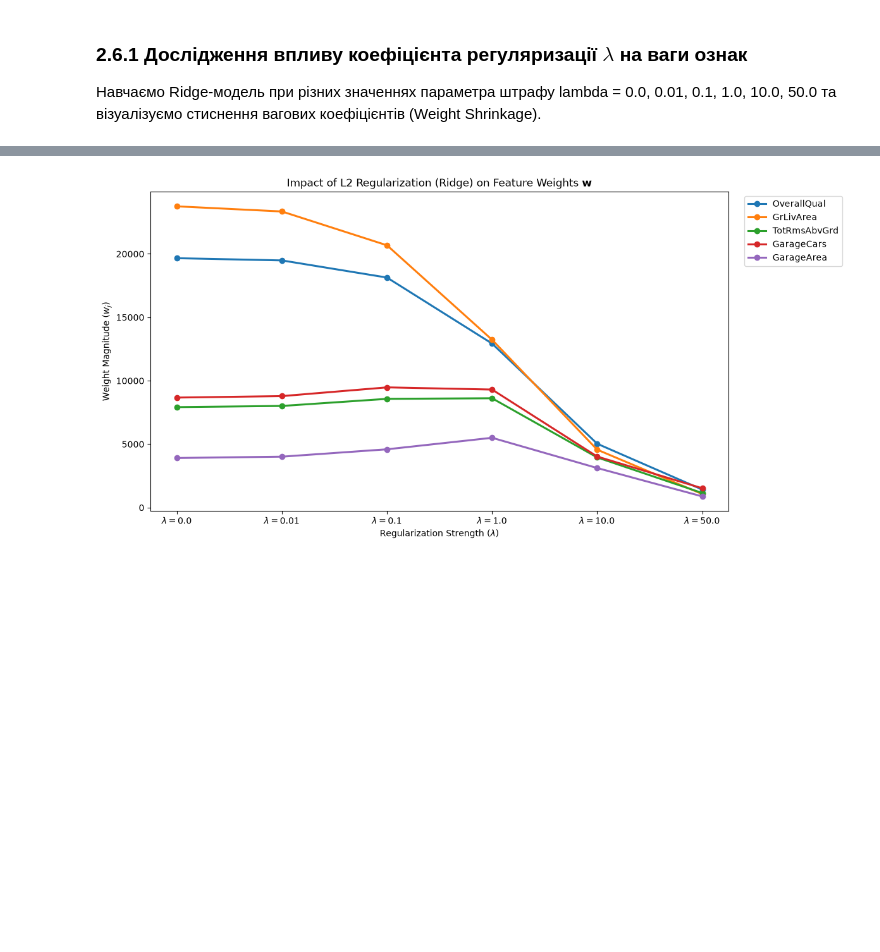
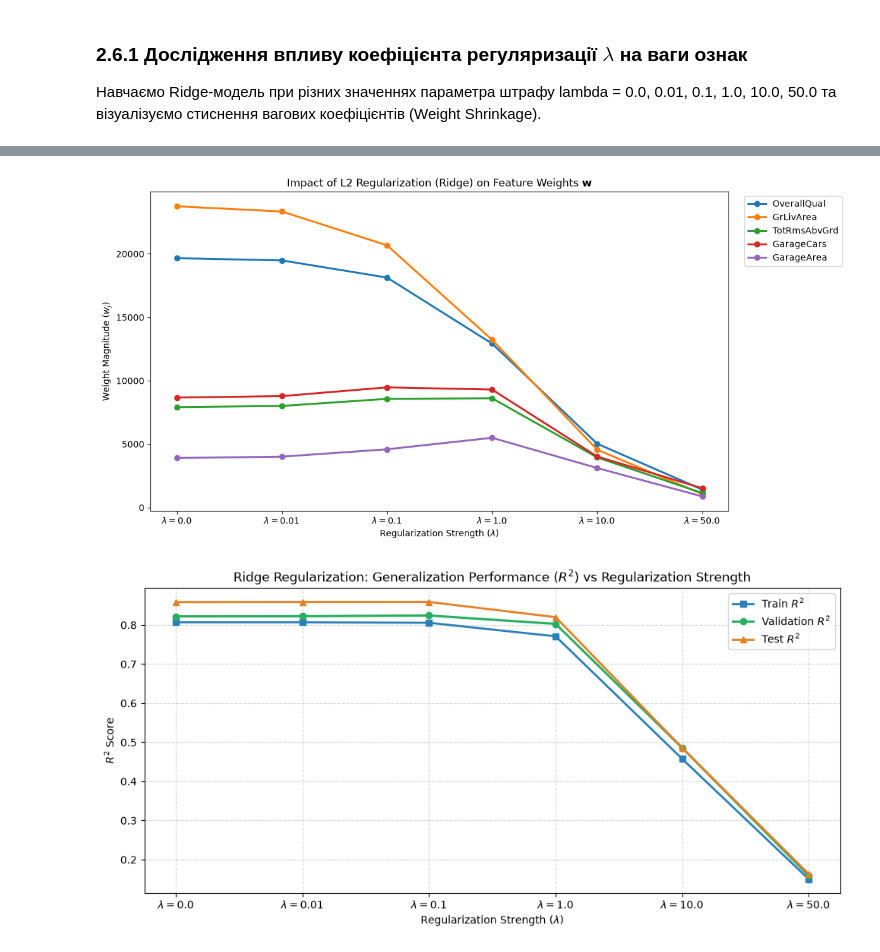
Before and after one commit to yur4uwe/machine-learning, a Jupyter notebook: 1-linear-regression/main.ipynb, the cells around one changed output, grey strips where cells are left out. Saved outputs shown, nothing was run; the diff lists cells and outputs as text; code cells hidden in the pictures; blank space fills up the shorter version.

```diff
--- a/1-linear-regression/main.ipynb
+++ b/1-linear-regression/main.ipynb
@@ -1344,6 +1398,7 @@ class RidgeLRModel(LRModel):
 lambda_values = [0.0, 0.01, 0.1, 1.0, 10.0, 50.0]
 ridge_models: dict[float, RidgeLRModel] = {}
 ridge_weights: dict[float, np.ndarray] = {}
+ridge_metrics_records: list[dict[str, float]] = []
 
 for lmb in lambda_values:
     model_ridge = RidgeLRModel(
@@ -1361,7 +1416,38 @@ for lmb in lambda_values:
     ridge_models[lmb] = model_ridge
     ridge_weights[lmb] = model_ridge.weight_vector.copy()
 
-# Compare weights for collinear pairs: GarageCars vs GarageArea, GrLivArea vs TotRmsAbvGrd
+    y_train_pred = model_ridge.predict(X_train)
+    y_val_pred = model_ridge.predict(X_val)
+    y_test_pred = model_ridge.predict(X_test)
+
+    ridge_metrics_records.append(
+        {
+            "lambda": lmb,
+            "Train R^2": r2_score(y_train, y_train_pred),
+            "Val R^2": r2_score(y_val, y_val_pred),
+            "Test R^2": r2_score(y_test, y_test_pred),
+            "Train RMSE": rmse_score(y_train, y_train_pred),
+            "Val RMSE": rmse_score(y_val, y_val_pred),
+            "Test RMSE": rmse_score(y_test, y_test_pred),
+        }
+    )
+
+# Tabular comparison of Ridge generalization performance
+ridge_summary_df = pd.DataFrame(ridge_metrics_records)
+print("\n" + "=" * 92)
+print("                     RIDGE GENERALIZATION PERFORMANCE ACROSS LAMBDA")
+print("=" * 92)
+print(
+    f"{'lambda':<10} {'Train R^2':<12} {'Val R^2':<12} {'Test R^2':<12} {'Val RMSE ($)':<18} {'Test RMSE ($)':<18}"
+)
+print("-" * 92)
+for _, r in ridge_summary_df.iterrows():
+    print(
+        f"{r['lambda']:<10.2f} {r['Train R^2']:<12.4f} {r['Val R^2']:<12.4f} {r['Test R^2']:<12.4f} ${r['Val RMSE']:<17,.2f} ${r['Test RMSE']:<17,.2f}"
+    )
+print("=" * 92)
+
+# Plot 1: Weight Shrinkage for collinear and primary features
 collinear_features_to_plot = [
     "OverallQual",
     "GrLivArea",
@@ -1396,4 +1482,45 @@ plt.legend(frameon=True, facecolor="white", bbox_to_anchor=(1.02, 1), loc="upper
 plt.tight_layout()
 plt.savefig(os.path.join(plots_dir, "deep_understanding_ridge_weights.png"), dpi=300)
 plt.show()
+
+# Plot 2: Bias-Variance Tradeoff (R^2 across splits)
+plt.figure(figsize=(10, 5))
+plt.plot(
+    range(len(lambda_values)),
+    ridge_summary_df["Train R^2"],
+    marker="s",
+    linewidth=2.0,
+    label="Train $R^2$",
+    color="#2980b9",
+)
+plt.plot(
+    range(len(lambda_values)),
+    ridge_summary_df["Val R^2"],
+    marker="o",
+    linewidth=2.2,
+    label="Validation $R^2$",
+    color="#27ae60",
+)
+plt.plot(
+    range(len(lambda_values)),
+    ridge_summary_df["Test R^2"],
+    marker="^",
+    linewidth=2.0,
+    label="Test $R^2$",
+    color="#e67e22",
+)
+
+plt.xticks(range(len(lambda_values)), [f"$\\lambda={lmb}$" for lmb in lambda_values])
+plt.title(
+    "Ridge Regularization: Generalization Performance ($R^2$) vs Regularization Strength"
+)
+plt.xlabel("Regularization Strength ($\\lambda$)")
+plt.ylabel("$R^2$ Score")
+plt.grid(True, linestyle="--", alpha=0.5)
+plt.legend(frameon=True, facecolor="white")
+plt.tight_layout()
+plt.savefig(
+    os.path.join(plots_dir, "deep_understanding_ridge_performance.png"), dpi=300
+)
+plt.show()
 # %% [output]
@@ -1400 +1539,2 @@ plt.show()
 [figure]
+[figure, added]
```
Also changed, not shown: parts of 7 cells of this notebook, 2 other files.
